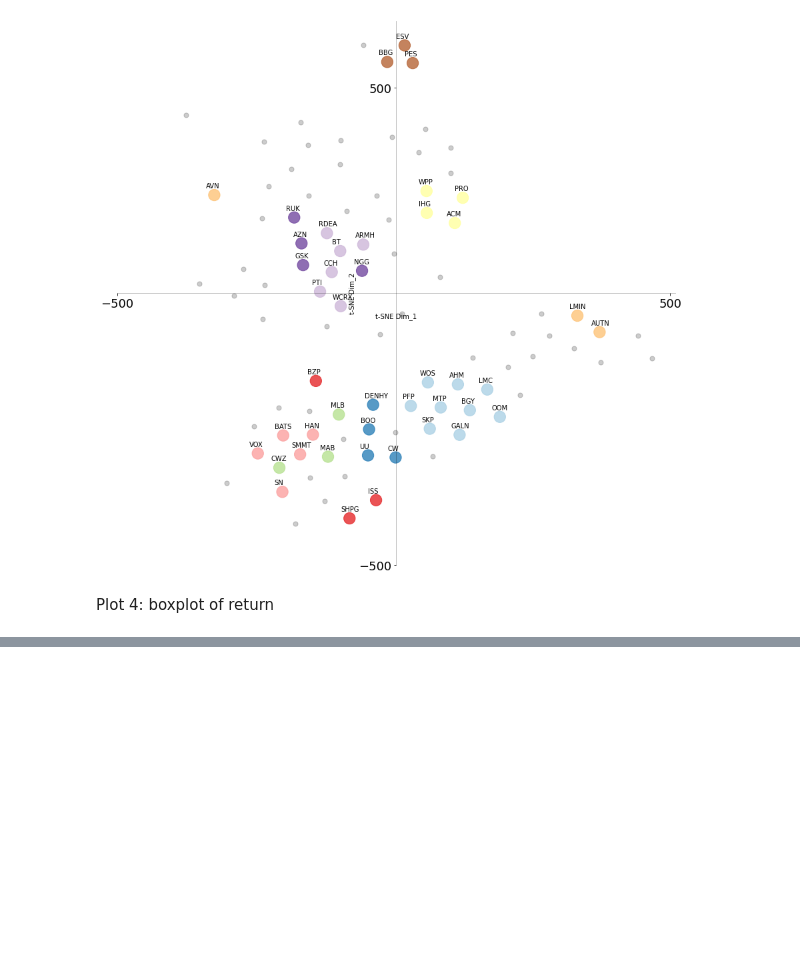
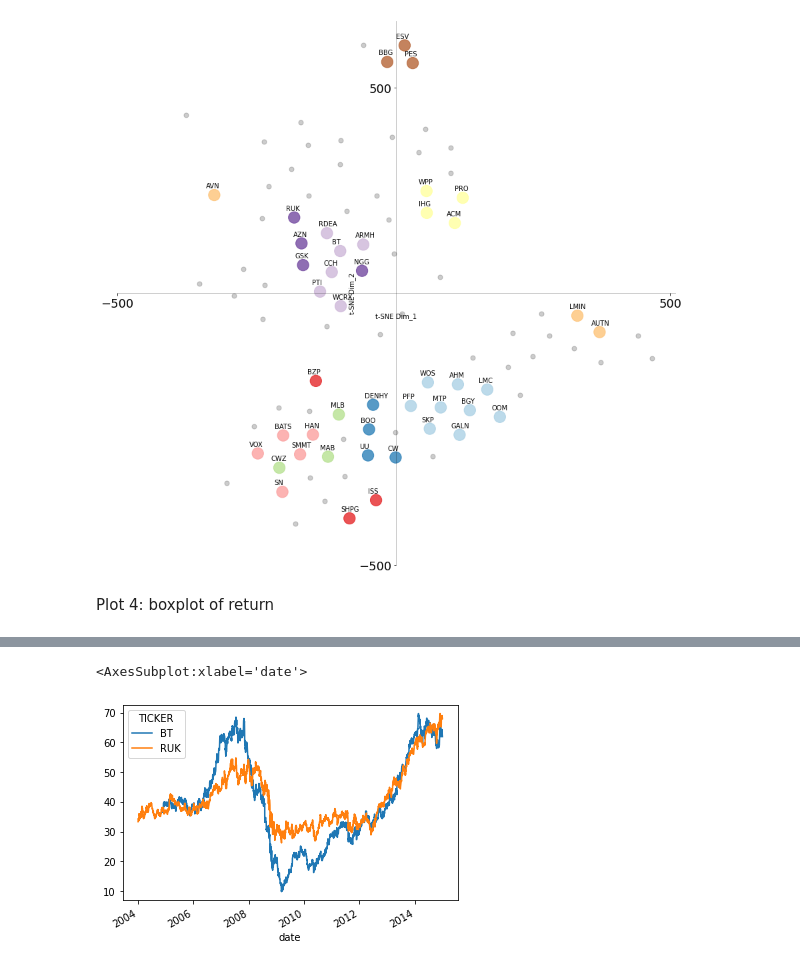
Before and after one commit to ckykevin/Enhanced_pair_trading, a Jupyter notebook: project.ipynb, the cells around one changed output, grey strips where cells are left out. Saved outputs shown, nothing was run; the diff lists cells and outputs as text; code cells hidden in the pictures; blank space fills up the shorter version.

```diff
--- a/project.ipynb
+++ b/project.ipynb
@@ -950,0 +1062,5 @@ Plot 4: boxplot of return
+# %%
+price[list(correlated_pair[377])]['2004':'2014'].plot()
+# %% [output]
+<AxesSubplot:xlabel='date'>
+[figure, added]
```
Also changed, not shown: parts of 17 cells of this notebook.
